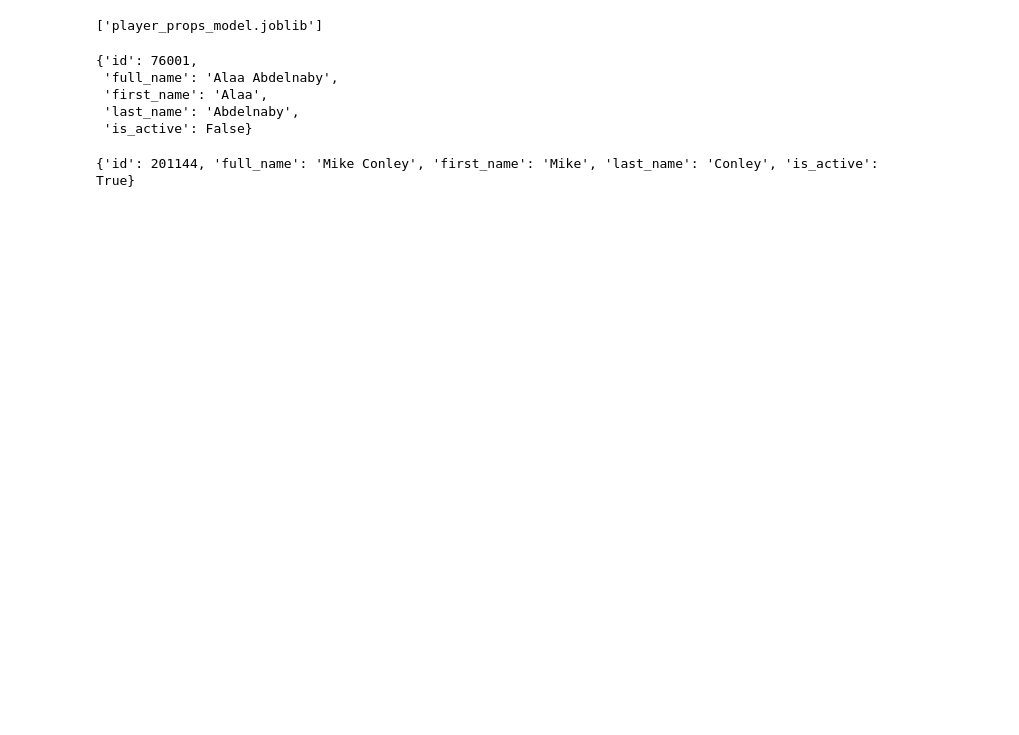
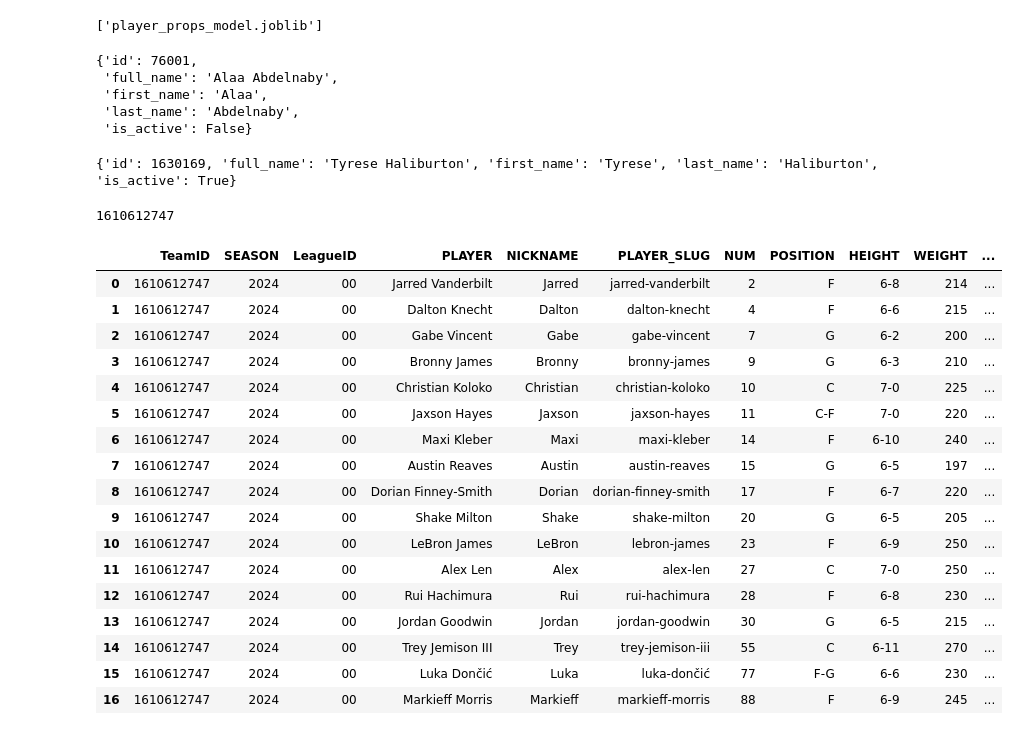
Before and after one commit to SSHAHSOHIL/NBA-Prediction-Model, a Jupyter notebook: src/player_props.ipynb, the cells around one changed output. Drawn from its saved outputs; the diff is of its cells as text; code cells hidden in the pictures; blank space fills up the shorter version.

```diff
--- a/src/player_props.ipynb
+++ b/src/player_props.ipynb
@@ -445,7 +490,7 @@ players.get_players()[0]
  'last_name': 'Abdelnaby',
  'is_active': False}
 # %%
-name_to_find = "Mike Conley"
+name_to_find = "Tyrese Haliburton"
 
 found = False
 for i in players.get_players():
@@ -459,4 +504,43 @@ if not found:
             found = True
             print(i)
 # %% [output]
-{'id': 201144, 'full_name': 'Mike Conley', 'first_name': 'Mike', 'last_name': 'Conley', 'is_active': True}
+{'id': 1630169, 'full_name': 'Tyrese Haliburton', 'first_name': 'Tyrese', 'last_name': 'Haliburton', 'is_active': True}
+# %%
+from nba_api.stats.static import teams
+all_teams = teams.get_teams()
+# all_teams is a list of dicts like:
+# [{'id': 1610612737, 'full_name': 'Atlanta Hawks', 'abbreviation': 'ATL', …}, …]
+
+# find Lakers entry:
+lakers_entry = [t for t in all_teams if t['full_name'] == 'Los Angeles Lakers'][0]
+team_id = lakers_entry['id']
+print(team_id)
+# %% [output]
+1610612747
+# %%
+from nba_api.stats.endpoints import CommonTeamRoster
+
+season_str = "2024-25"
+roster_endpoint = CommonTeamRoster(team_id=team_id, season=season_str)
+roster_data    = roster_endpoint.get_data_frames()[0]
+# %%
+roster_data
+# %% [output]
+|  | TeamID | SEASON | LeagueID | PLAYER | NICKNAME | PLAYER_SLUG | NUM | POSITION | HEIGHT | WEIGHT | ... |
+| 0 | 1610612747 | 2024 | 00 | Jarred Vanderbilt | Jarred | jarred-vanderbilt | 2 | F | 6-8 | 214 | ... |
+| 1 | 1610612747 | 2024 | 00 | Dalton Knecht | Dalton | dalton-knecht | 4 | F | 6-6 | 215 | ... |
+| 2 | 1610612747 | 2024 | 00 | Gabe Vincent | Gabe | gabe-vincent | 7 | G | 6-2 | 200 | ... |
+| 3 | 1610612747 | 2024 | 00 | Bronny James | Bronny | bronny-james | 9 | G | 6-3 | 210 | ... |
+| 4 | 1610612747 | 2024 | 00 | Christian Koloko | Christian | christian-koloko | 10 | C | 7-0 | 225 | ... |
+| 5 | 1610612747 | 2024 | 00 | Jaxson Hayes | Jaxson | jaxson-hayes | 11 | C-F | 7-0 | 220 | ... |
+| 6 | 1610612747 | 2024 | 00 | Maxi Kleber | Maxi | maxi-kleber | 14 | F | 6-10 | 240 | ... |
+| 7 | 1610612747 | 2024 | 00 | Austin Reaves | Austin | austin-reaves | 15 | G | 6-5 | 197 | ... |
+| 8 | 1610612747 | 2024 | 00 | Dorian Finney-Smith | Dorian | dorian-finney-smith | 17 | F | 6-7 | 220 | ... |
+| 9 | 1610612747 | 2024 | 00 | Shake Milton | Shake | shake-milton | 20 | G | 6-5 | 205 | ... |
+| 10 | 1610612747 | 2024 | 00 | LeBron James | LeBron | lebron-james | 23 | F | 6-9 | 250 | ... |
+| 11 | 1610612747 | 2024 | 00 | Alex Len | Alex | alex-len | 27 | C | 7-0 | 250 | ... |
+| 12 | 1610612747 | 2024 | 00 | Rui Hachimura | Rui | rui-hachimura | 28 | F | 6-8 | 230 | ... |
+| 13 | 1610612747 | 2024 | 00 | Jordan Goodwin | Jordan | jordan-goodwin | 30 | G | 6-5 | 215 | ... |
+| 14 | 1610612747 | 2024 | 00 | Trey Jemison III | Trey | trey-jemison-iii | 55 | C | 6-11 | 270 | ... |
+| 15 | 1610612747 | 2024 | 00 | Luka Dončić | Luka | luka-dončić | 77 | F-G | 6-6 | 230 | ... |
+| 16 | 1610612747 | 2024 | 00 | Markieff Morris | Markieff | markieff-morris | 88 | F | 6-9 | 245 | ... |
```
Also changed, not shown: parts of 17 cells of this notebook, 2 other files.
